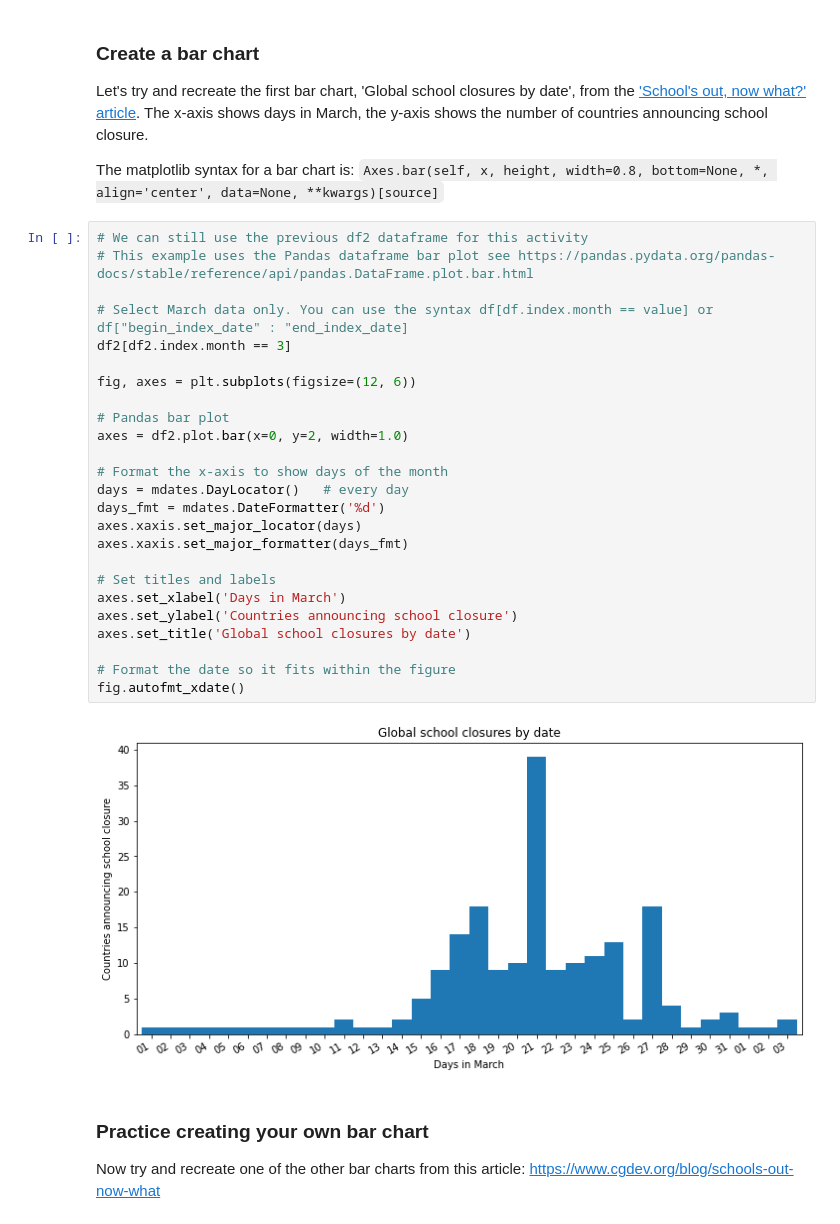
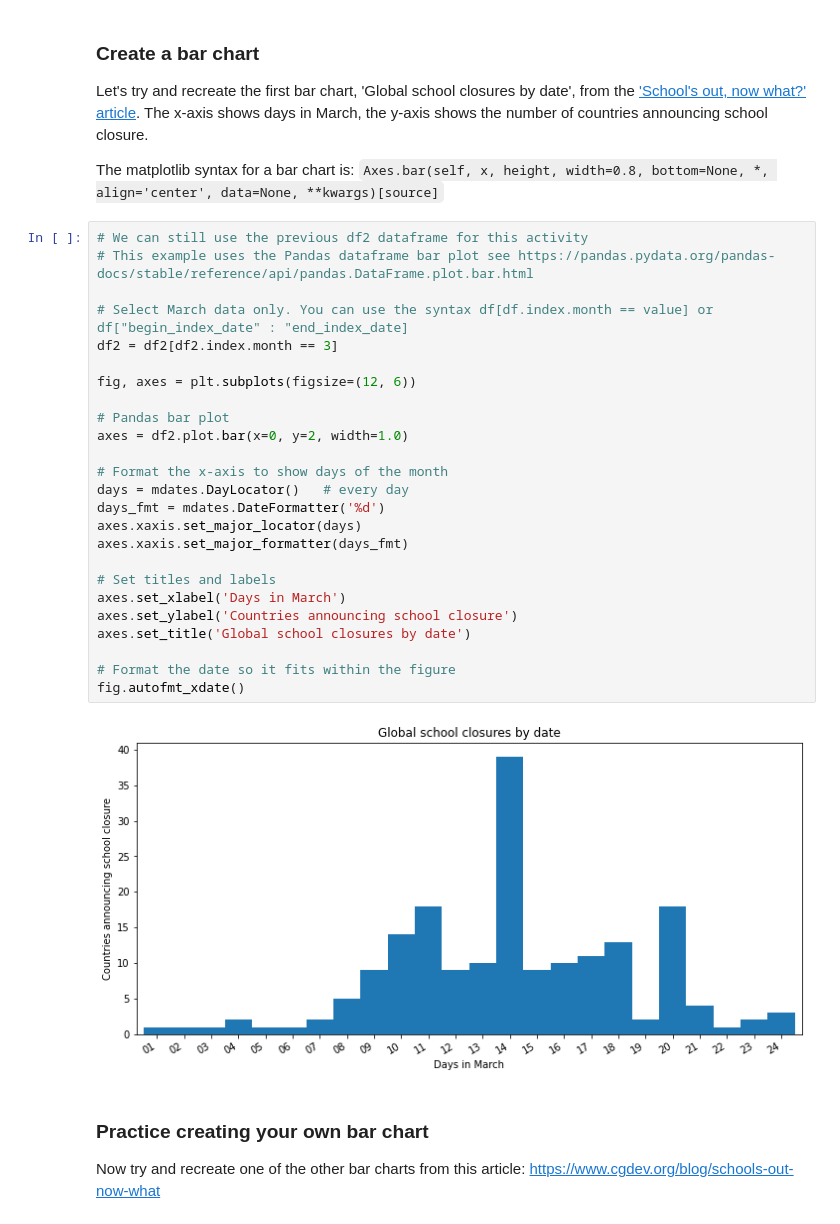
Before and after one commit to stephen-o17/comp0034_week1test, a Jupyter notebook: matplotlib_line_bar.ipynb, the cells around one changed output. Drawn from its saved outputs; the diff is of its cells as text.

```diff
--- a/matplotlib_line_bar.ipynb
+++ b/matplotlib_line_bar.ipynb
@@ -176,30 +172,30 @@ The matplotlib syntax for a bar chart is:
 # %%
 # We can still use the previous df2 dataframe for this activity
 # This example uses the Pandas dataframe bar plot see https://pandas.pydata.org/pandas-docs/stable/reference/api/pandas.DataFrame.plot.bar.html
 
 # Select March data only. You can use the syntax df[df.index.month == value] or df["begin_index_date" : "end_index_date]
-df2[df2.index.month == 3]
+df2 = df2[df2.index.month == 3]
 
 fig, axes = plt.subplots(figsize=(12, 6))
 
 # Pandas bar plot
 axes = df2.plot.bar(x=0, y=2, width=1.0)
 
 # Format the x-axis to show days of the month
 days = mdates.DayLocator()   # every day
 days_fmt = mdates.DateFormatter('%d')
 axes.xaxis.set_major_locator(days)
 axes.xaxis.set_major_formatter(days_fmt)
 
 # Set titles and labels
 axes.set_xlabel('Days in March')
 axes.set_ylabel('Countries announcing school closure')
 axes.set_title('Global school closures by date')
 
 # Format the date so it fits within the figure
 fig.autofmt_xdate()
 # %% [output]
-[figure, old version]
+[figure, new version]
 # %% [markdown]
 ### Practice creating your own bar chart
 Now try and recreate one of the other bar charts from this article: https://www.cgdev.org/blog/schools-out-now-what
```
Also changed, not shown: parts of 1 cell of this notebook.
